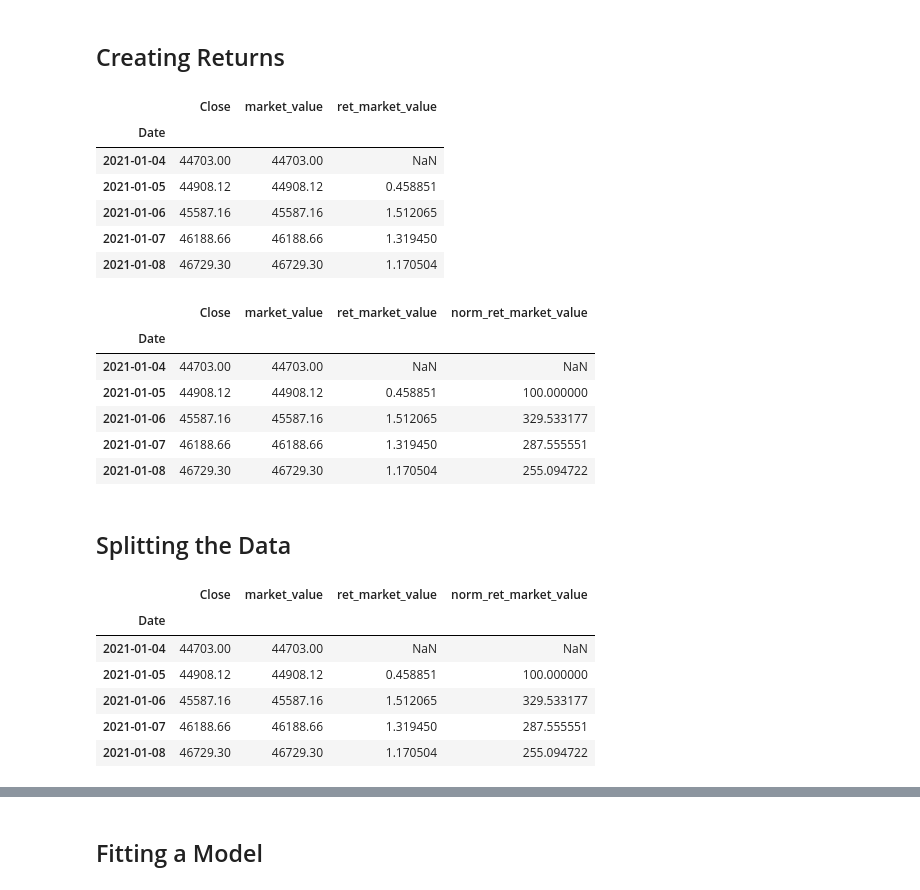
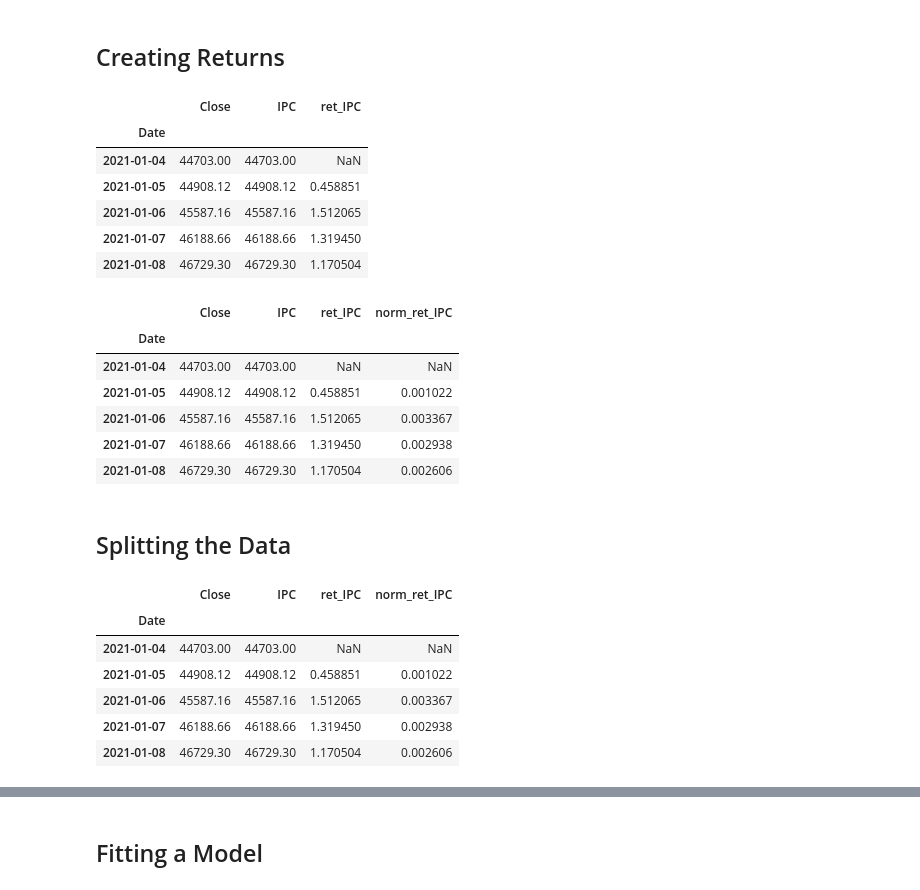
Before and after one commit to jjsalazarr/curso-series-temporales, a Jupyter notebook: 12. Prediciendo el futuro/Python/16_PrediciendoFuturo.ipynb, the cells around one changed output, grey strips where cells are left out. Cells and saved outputs as stored; diff of their text form; code cells hidden in the pictures.

```diff
--- a/12. Prediciendo el futuro/Python/16_PrediciendoFuturo.ipynb
+++ b/12. Prediciendo el futuro/Python/16_PrediciendoFuturo.ipynb
@@ -57,14 +61,14 @@ df_comp=df_comp.asfreq('b')
 df_comp=df_comp.fillna(method='ffill')
 df_comp.head()
 
-df_comp['market_value']=df_comp
+df_comp['IPC']=df_comp.Close
 # %% [markdown]
 ## Creating Returns
 # %%
-df_comp['ret_market_value'] = df_comp.market_value.pct_change(1).mul(100)
+df_comp['ret_IPC'] = df_comp.IPC.pct_change(1).mul(100)
 df_comp.head()
 # %% [output]
-|  | Close | market_value | ret_market_value |
+|  | Close | IPC | ret_IPC |
 | Date |  |  |  |
 | 2021-01-04 | 44703.00 | 44703.00 | NaN |
 | 2021-01-05 | 44908.12 | 44908.12 | 0.458851 |
@@ -72,16 +76,16 @@ df_comp.head()
 | 2021-01-07 | 46188.66 | 46188.66 | 1.319450 |
 | 2021-01-08 | 46729.30 | 46729.30 | 1.170504 |
 # %%
-df_comp['norm_ret_market_value'] = df_comp.ret_market_value.div(df_comp.ret_market_value[1])*100
+df_comp['norm_ret_IPC'] = df_comp.ret_IPC.div(df_comp.IPC[1])*100
 df_comp.head()
 # %% [output]
-|  | Close | market_value | ret_market_value | norm_ret_market_value |
+|  | Close | IPC | ret_IPC | norm_ret_IPC |
 | Date |  |  |  |  |
 | 2021-01-04 | 44703.00 | 44703.00 | NaN | NaN |
-| 2021-01-05 | 44908.12 | 44908.12 | 0.458851 | 100.000000 |
-| 2021-01-06 | 45587.16 | 45587.16 | 1.512065 | 329.533177 |
-| 2021-01-07 | 46188.66 | 46188.66 | 1.319450 | 287.555551 |
-| 2021-01-08 | 46729.30 | 46729.30 | 1.170504 | 255.094722 |
+| 2021-01-05 | 44908.12 | 44908.12 | 0.458851 | 0.001022 |
+| 2021-01-06 | 45587.16 | 45587.16 | 1.512065 | 0.003367 |
+| 2021-01-07 | 46188.66 | 46188.66 | 1.319450 | 0.002938 |
+| 2021-01-08 | 46729.30 | 46729.30 | 1.170504 | 0.002606 |
 # %% [markdown]
 ## Splitting the Data
 # %%
@@ -90,10 +94,10 @@ df, df_test = df_comp.iloc[:size], df_comp.iloc[size:]
 df_test.head()
 df.head()
 # %% [output]
-|  | Close | market_value | ret_market_value | norm_ret_market_value |
+|  | Close | IPC | ret_IPC | norm_ret_IPC |
 | Date |  |  |  |  |
 | 2021-01-04 | 44703.00 | 44703.00 | NaN | NaN |
-| 2021-01-05 | 44908.12 | 44908.12 | 0.458851 | 100.000000 |
-| 2021-01-06 | 45587.16 | 45587.16 | 1.512065 | 329.533177 |
-| 2021-01-07 | 46188.66 | 46188.66 | 1.319450 | 287.555551 |
-| 2021-01-08 | 46729.30 | 46729.30 | 1.170504 | 255.094722 |
+| 2021-01-05 | 44908.12 | 44908.12 | 0.458851 | 0.001022 |
+| 2021-01-06 | 45587.16 | 45587.16 | 1.512065 | 0.003367 |
+| 2021-01-07 | 46188.66 | 46188.66 | 1.319450 | 0.002938 |
+| 2021-01-08 | 46729.30 | 46729.30 | 1.170504 | 0.002606 |
```
Also changed, not shown: parts of 12 cells of this notebook.
